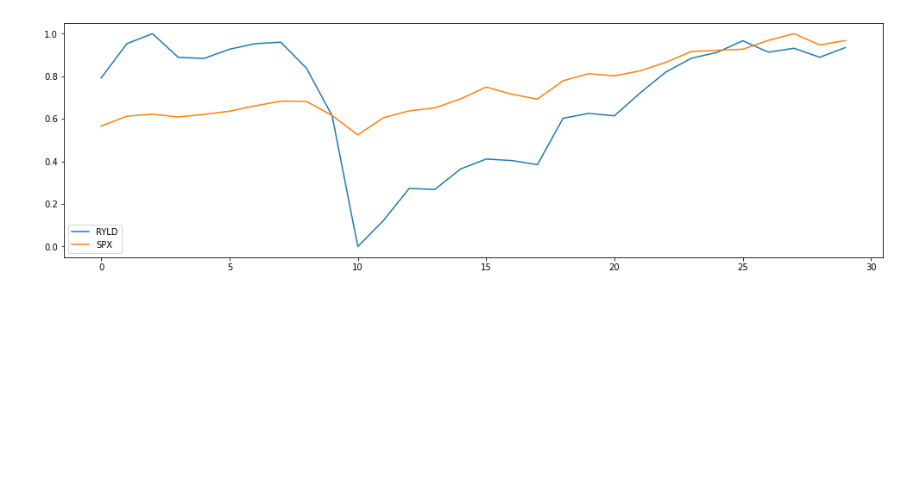
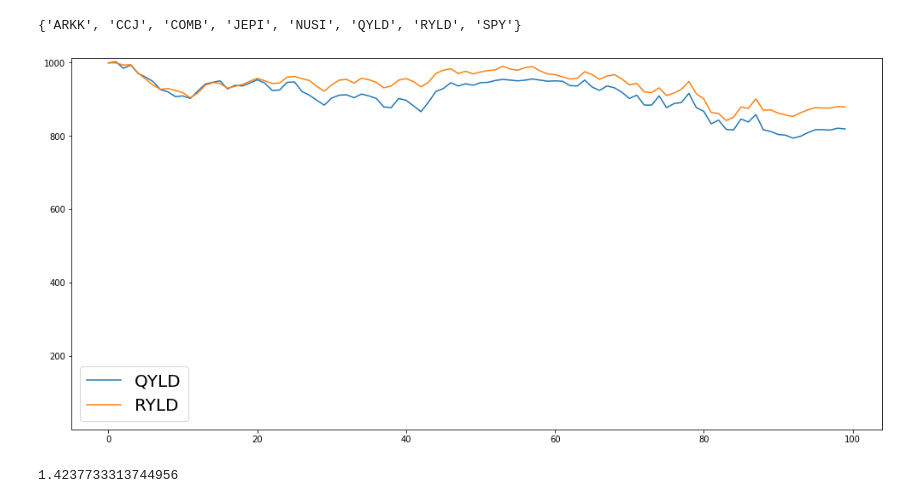
Before and after one commit to tbrownex/Investing, a Jupyter notebook: compareFunds.ipynb, the cells around one changed output. Cells and saved outputs as stored; diff of their text form; code cells hidden in the pictures; blank space fills up the shorter version.

```diff
--- a/compareFunds.ipynb
+++ b/compareFunds.ipynb
@@ -26,9 +5,0 @@ j = f1.join(spx, how='inner')
-# %%
-plt.figure(figsize=(17,5))
-plt.plot(j['close'].values, label='RYLD')
-plt.plot(j['SPX'].values, label='SPX')
-plt.legend()
-plt.show()
-plt.close()
-# %% [output]
-[figure, removed]
@@ -34,0 +24,19 @@ plt.close()
+# %%
+fundList
+# %% [output]
+{'ARKK', 'CCJ', 'COMB', 'JEPI', 'NUSI', 'QYLD', 'RYLD', 'SPY'}
+# %%
+funds = ['QYLD', 'RYLD']
+
+plt.rc('legend',fontsize=20)
+
+plt.figure(figsize=(17,8))
+for f in funds:
+    plt.plot(df[f].values, label=f)
+plt.legend()
+plt.ylim(0.8)
+plt.show()
+#plt.savefig('tom.png')
+plt.close()
+# %% [output]
+[figure, added]
@@ -34,0 +46,4 @@ plt.close()
+# %%
+np.power(1.25, numYears)
+# %% [output]
+1.4237733313744956
```
Also changed, not shown: parts of 15 cells of this notebook, 1 other file.
